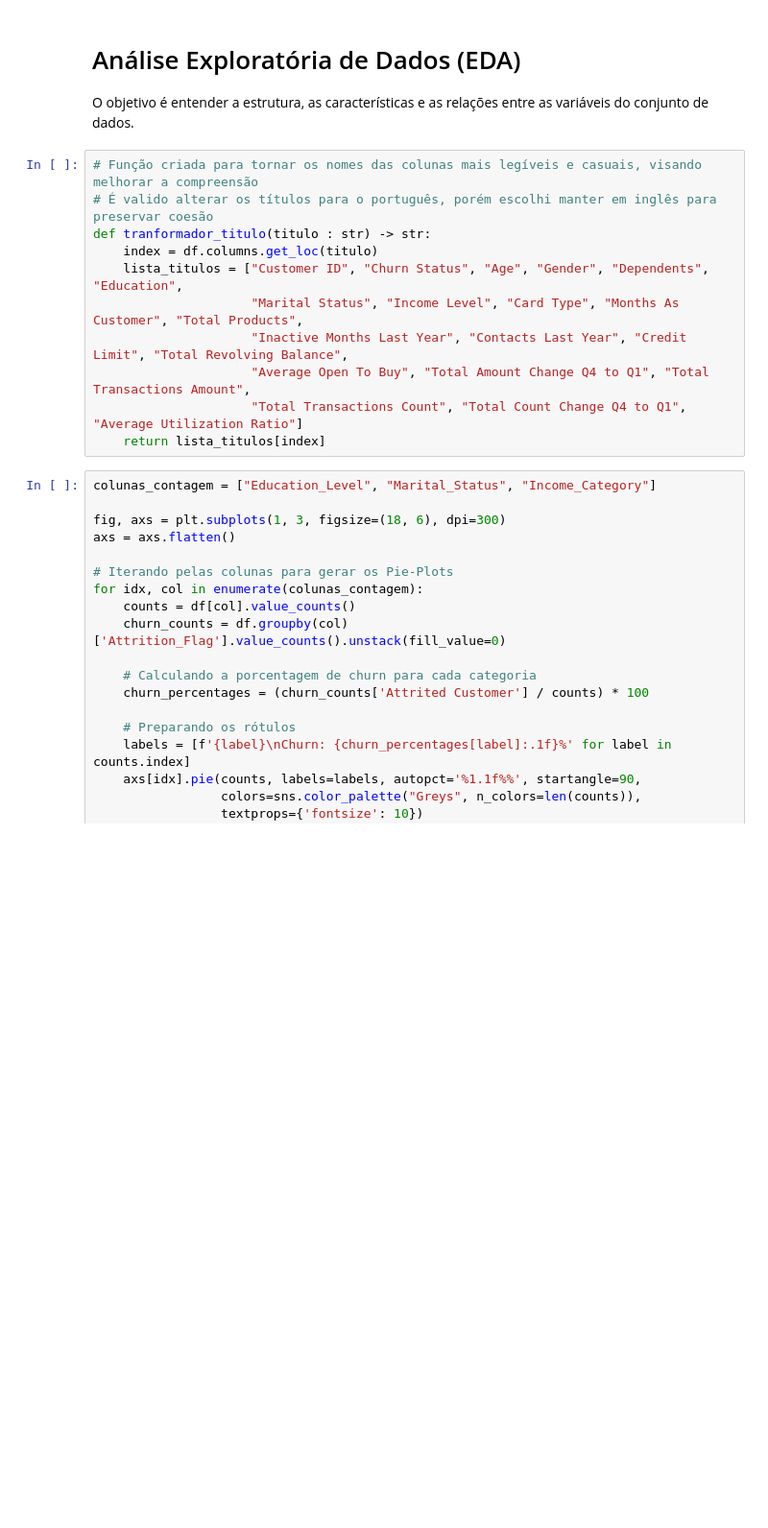
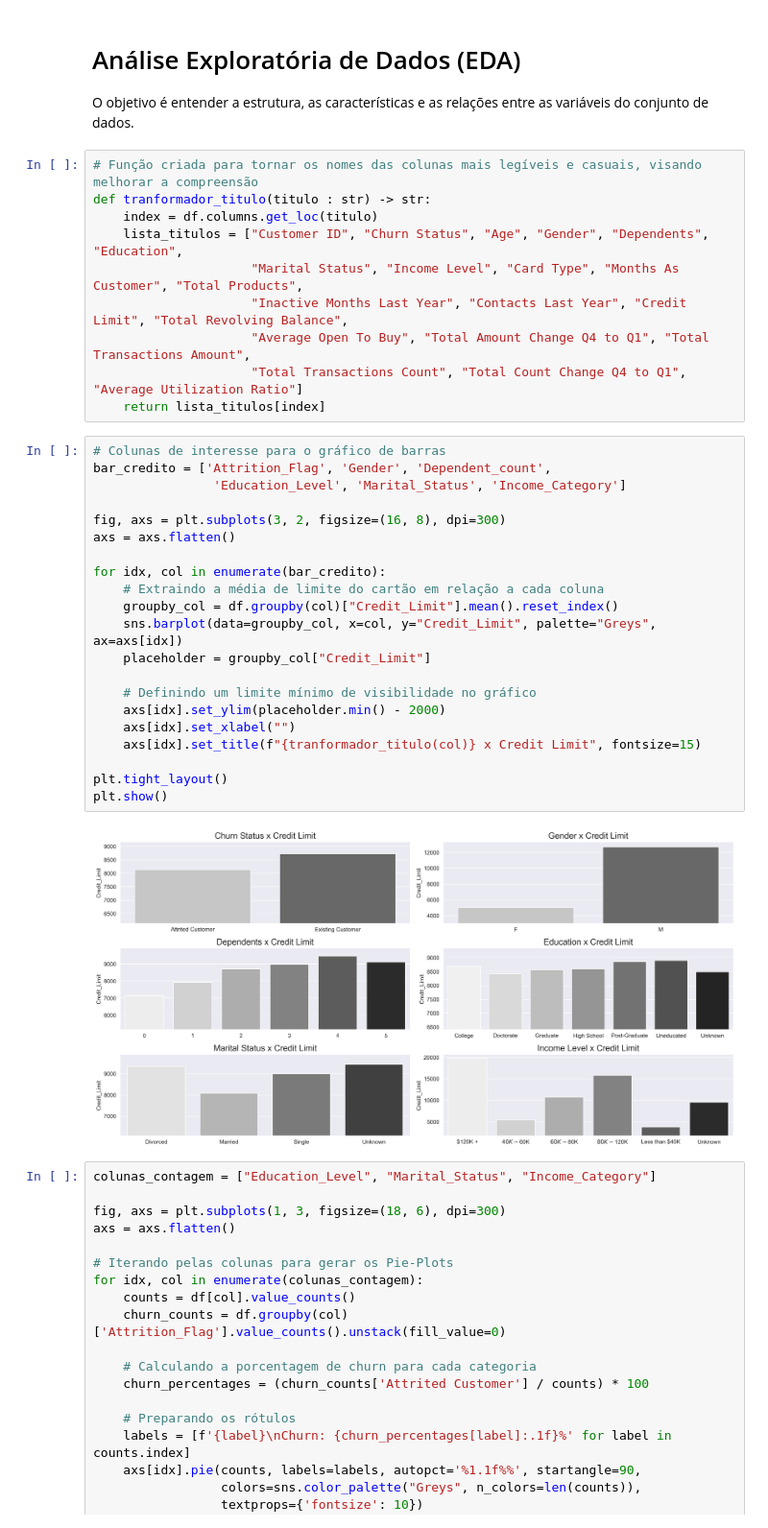
Before and after one commit to Ang3k/Exploracao-Preditiva-de-Dados-para-Churn-de-Clientes-Bancarios-com-Machine-Learning, a Jupyter notebook: Project_Prototype.ipynb, the cells around one changed output. Shown at 96% size. Cells and saved outputs as stored; diff of their text form; blank space fills up the shorter version.

Commit message:
atualizando a EDA, alterando a ordem geral de amostragem e também criando plots novos

```diff
--- a/Project_Prototype.ipynb
+++ b/Project_Prototype.ipynb
@@ -54,7 +53,6 @@ Linhas: 10127 || Colunas: 23
 O objetivo é entender a estrutura, as características e as relações entre as variáveis do conjunto de dados.
 # %%
 # Função criada para tornar os nomes das colunas mais legíveis e casuais, visando melhorar a compreensão
-# É valido alterar os títulos para o português, porém escolhi manter em inglês para preservar coesão
 def tranformador_titulo(titulo : str) -> str:
     index = df.columns.get_loc(titulo)
     lista_titulos = ["Customer ID", "Churn Status", "Age", "Gender", "Dependents", "Education",
@@ -63,6 +61,29 @@ def tranformador_titulo(titulo : str) -> str:
                      "Average Open To Buy", "Total Amount Change Q4 to Q1", "Total Transactions Amount",
                      "Total Transactions Count", "Total Count Change Q4 to Q1", "Average Utilization Ratio"]
     return lista_titulos[index]
+# %%
+# Colunas de interesse para o gráfico de barras
+bar_credito = ['Attrition_Flag', 'Gender', 'Dependent_count',
+                'Education_Level', 'Marital_Status', 'Income_Category']
+
+fig, axs = plt.subplots(3, 2, figsize=(16, 8), dpi=300)
+axs = axs.flatten()
+
+for idx, col in enumerate(bar_credito):
+    # Extraindo a média de limite do cartão em relação a cada coluna
+    groupby_col = df.groupby(col)["Credit_Limit"].mean().reset_index()
+    sns.barplot(data=groupby_col, x=col, y="Credit_Limit", palette="Greys", ax=axs[idx])
+    placeholder = groupby_col["Credit_Limit"]
+
+    # Definindo um limite mínimo de visibilidade no gráfico
+    axs[idx].set_ylim(placeholder.min() - 2000)
+    axs[idx].set_xlabel("")
+    axs[idx].set_title(f"{tranformador_titulo(col)} x Credit Limit", fontsize=15)
+
+plt.tight_layout()
+plt.show()
+# %% [output]
+[figure, added]
 # %%
 colunas_contagem = ["Education_Level", "Marital_Status", "Income_Category"]
 
```
Also changed, not shown: parts of 3 cells of this notebook, 1 other file.
